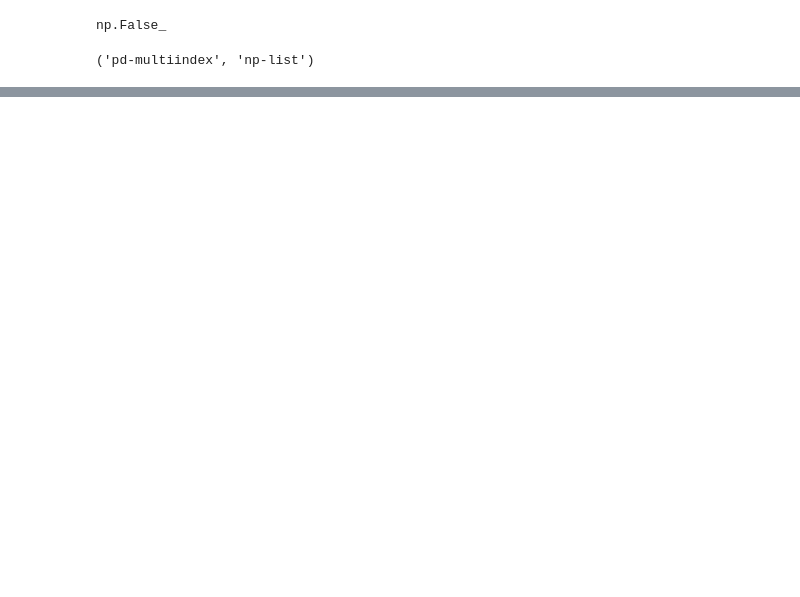
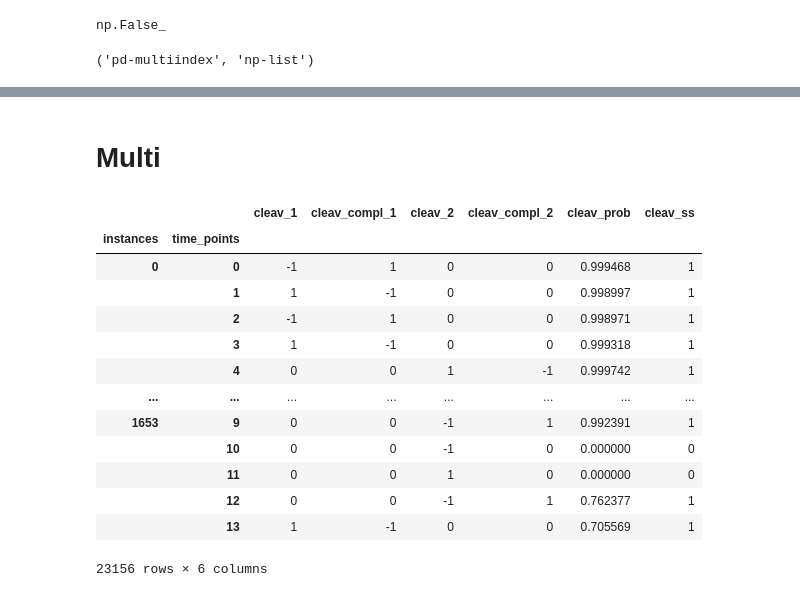
Before and after one commit to cyuab/time-series-classification-cleavage, a Jupyter notebook: code/classify.ipynb, the cells around one changed output, grey strips where cells are left out. Cells and saved outputs as stored; diff of their text form; code cells hidden in the pictures; blank space fills up the shorter version.

Commit message:
testing for multi-class

```diff
--- a/code/classify.ipynb
+++ b/code/classify.ipynb
@@ -163,2 +152,31 @@ Mcc         : 0.5759 ± 0.0227
 # %%
 # 01_single_multi_eq
+# %% [markdown]
+# Multi
+# %%
+path = "../data/01_single_multi_eq.csv"
+include_prob=True
+include_ss=True
+# %%
+ts_panel = load_as_pd_multiindex(path)
+X_5p = construct_X(ts_panel, include_five_p_cleav=True, include_prob=include_prob, include_ss=include_ss)
+X_5p.columns = X_5p.columns.str.replace("five_p_", "", regex=False)
+X_3p = construct_X(ts_panel, include_five_p_cleav=False, include_prob=include_prob, include_ss=include_ss)
+X_3p .columns = X_3p.columns.str.replace("three_p_", "", regex=False)
+# %%
+X_5p
+# %% [output]
+|  |  | cleav_1 | cleav_compl_1 | cleav_2 | cleav_compl_2 | cleav_prob | cleav_ss |
+| instances | time_points |  |  |  |  |  |  |
+| 0 | 0 | -1 | 1 | 0 | 0 | 0.999468 | 1 |
+|  | 1 | 1 | -1 | 0 | 0 | 0.998997 | 1 |
+|  | 2 | -1 | 1 | 0 | 0 | 0.998971 | 1 |
+|  | 3 | 1 | -1 | 0 | 0 | 0.999318 | 1 |
+|  | 4 | 0 | 0 | 1 | -1 | 0.999742 | 1 |
+| ... | ... | ... | ... | ... | ... | ... | ... |
+| 1653 | 9 | 0 | 0 | -1 | 1 | 0.992391 | 1 |
+|  | 10 | 0 | 0 | -1 | 0 | 0.000000 | 0 |
+|  | 11 | 0 | 0 | 1 | 0 | 0.000000 | 0 |
+|  | 12 | 0 | 0 | -1 | 1 | 0.762377 | 1 |
+|  | 13 | 1 | -1 | 0 | 0 | 0.705569 | 1 |
+23156 rows × 6 columns
```
Also changed, not shown: parts of 22 cells of this notebook.
